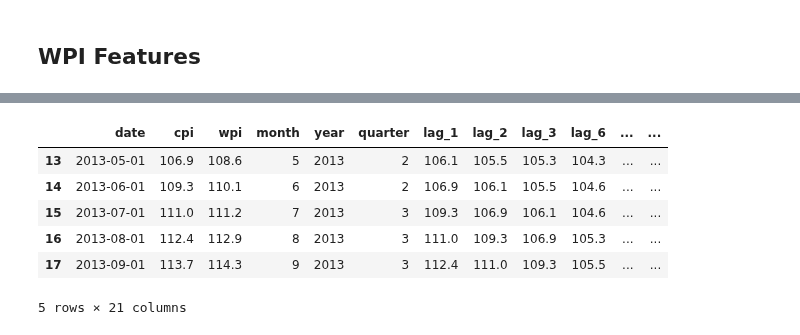
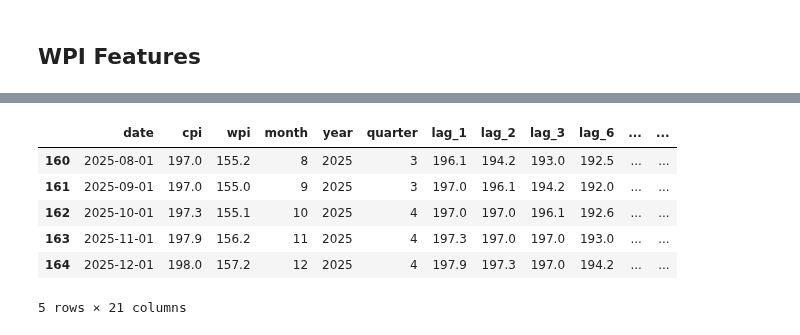
Before and after one commit to Manthru/inflation-forecasting-india, a Jupyter notebook: notebooks/03_feature_engineering.ipynb, the cells around one changed output, grey strips where cells are left out. Drawn from its saved outputs; the diff is of its cells as text; code cells hidden in the pictures.

```diff
--- a/notebooks/03_feature_engineering.ipynb
+++ b/notebooks/03_feature_engineering.ipynb
@@ -105,12 +170,12 @@ df.shape
 # %%
-df.head()
+df.tail()
 # %% [output]
 |  | date | cpi | wpi | month | year | quarter | lag_1 | lag_2 | lag_3 | lag_6 | ... | ... |
-| 13 | 2013-05-01 | 106.9 | 108.6 | 5 | 2013 | 2 | 106.1 | 105.5 | 105.3 | 104.3 | ... | ... |
-| 14 | 2013-06-01 | 109.3 | 110.1 | 6 | 2013 | 2 | 106.9 | 106.1 | 105.5 | 104.6 | ... | ... |
-| 15 | 2013-07-01 | 111.0 | 111.2 | 7 | 2013 | 3 | 109.3 | 106.9 | 106.1 | 104.6 | ... | ... |
-| 16 | 2013-08-01 | 112.4 | 112.9 | 8 | 2013 | 3 | 111.0 | 109.3 | 106.9 | 105.3 | ... | ... |
-| 17 | 2013-09-01 | 113.7 | 114.3 | 9 | 2013 | 3 | 112.4 | 111.0 | 109.3 | 105.5 | ... | ... |
+| 160 | 2025-08-01 | 197.0 | 155.2 | 8 | 2025 | 3 | 196.1 | 194.2 | 193.0 | 192.5 | ... | ... |
+| 161 | 2025-09-01 | 197.0 | 155.0 | 9 | 2025 | 3 | 197.0 | 196.1 | 194.2 | 192.0 | ... | ... |
+| 162 | 2025-10-01 | 197.3 | 155.1 | 10 | 2025 | 4 | 197.0 | 197.0 | 196.1 | 192.6 | ... | ... |
+| 163 | 2025-11-01 | 197.9 | 156.2 | 11 | 2025 | 4 | 197.3 | 197.0 | 197.0 | 193.0 | ... | ... |
+| 164 | 2025-12-01 | 198.0 | 157.2 | 12 | 2025 | 4 | 197.9 | 197.3 | 197.0 | 194.2 | ... | ... |
 5 rows × 21 columns
 # %%
 df.to_csv('../data/processed/final_features.csv', index=False)
```
Also changed, not shown: parts of 5 cells of this notebook, 13 other files.
